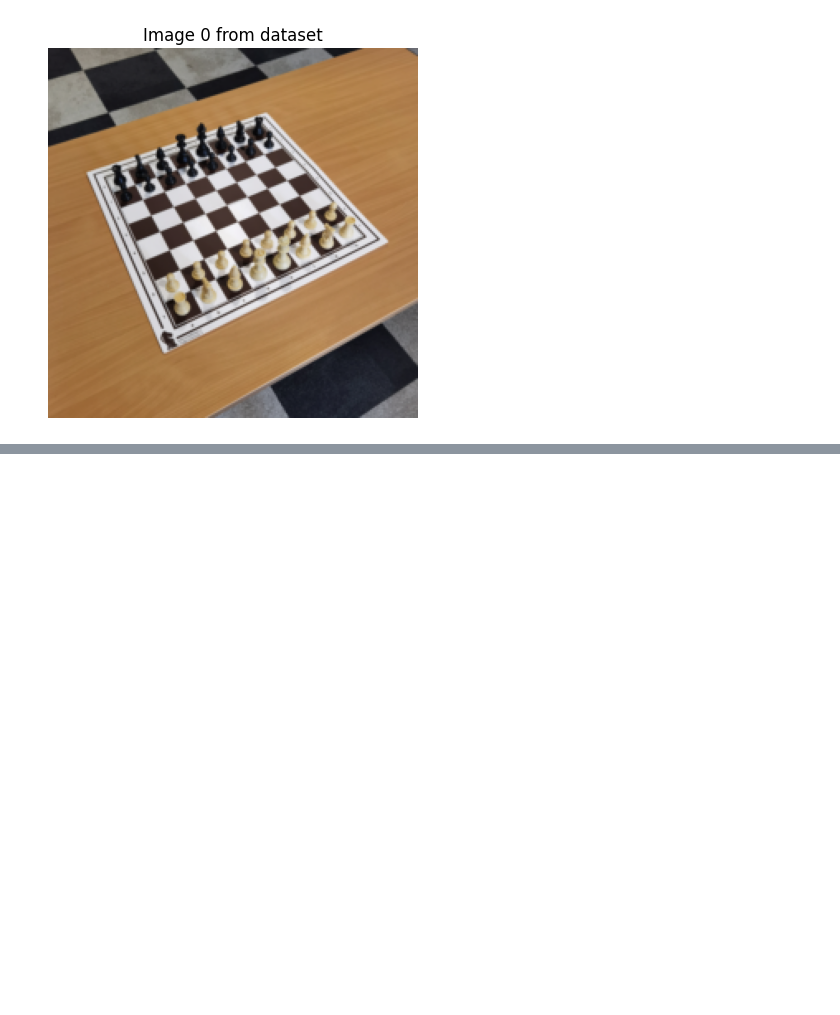
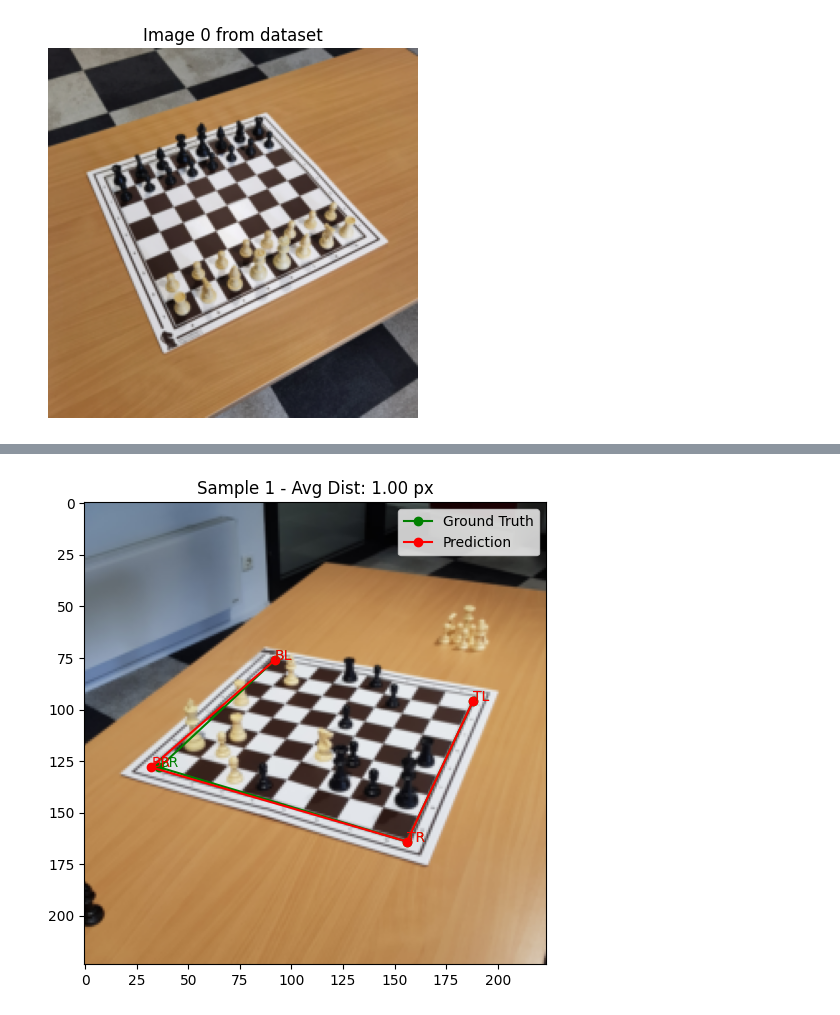
Before and after one commit to pedromeruge/ChessboardRecognition, a Jupyter notebook: tasks-2_3/detectcorners.ipynb, the cells around one changed output, grey strips where cells are left out. Drawn from its saved outputs; the diff is of its cells as text; code cells hidden in the pictures; blank space fills up the shorter version.

Commit message:
added notebook to detect board corners

```diff
--- a/tasks-2_3/detectcorners.ipynb
+++ b/tasks-2_3/detectcorners.ipynb
@@ -84,14 +84,19 @@ class CornerDataset(Dataset):
         return image, heatmaps
 # %%
 dataset = CornerDataset("/kaggle/input/dataset/dataset/annotations.json", "/kaggle/input/dataset/dataset/chessred2k/")
-train_size = int(0.8 * len(dataset))
-val_size = len(dataset) - train_size
-train_dataset, val_dataset = random_split(dataset, [train_size, val_size])
+total_size = len(dataset)
+train_size = int(0.7 * total_size)
+val_size = int(0.15 * total_size)
+test_size = total_size - train_size - val_size
 
-batch_size = 16
+train_dataset, val_dataset, test_dataset = random_split(dataset, [train_size, val_size, test_size])
+
+batch_size = 32
 
 train_dataloader = DataLoader(train_dataset, batch_size, shuffle=True, collate_fn=lambda x: x, num_workers=4, pin_memory=True)
 val_dataloader = DataLoader(val_dataset, batch_size, collate_fn=lambda x: x, num_workers=4, pin_memory=True)
+test_dataloader = DataLoader(test_dataset, batch_size, collate_fn=lambda x: x, num_workers=4, pin_memory=True)
+
 
 # Get the first item
 image, heatmaps = dataset[0]
@@ -108,10 +113,10 @@ plt.show()
 [figure]
 # %%
 class ResNetHeatmap(nn.Module):
-    def __init__(self, backbone='resnet18', num_corners=4, heatmap_size=56):
+    def __init__(self, backbone='resnet34', num_corners=4, heatmap_size=56):
         super(ResNetHeatmap, self).__init__()
 
-        resnet = models.resnet18(weights='DEFAULT')
+        resnet = models.resnet34(weights='DEFAULT')
         self.features = nn.Sequential(*list(resnet.children())[:-2])
 
         self.head = nn.Sequential(
@@ -120,7 +125,6 @@ class ResNetHeatmap(nn.Module):
             nn.ConvTranspose2d(128, num_corners, 2, stride=2)
         )
 
-
     def forward(self, x):
         x = self.features(x)
         x = self.head(x)
@@ -318,0 +291,68 @@ visualize_predictions(model, val_dataloader.dataset, num_samples=10)
+# %%
+import os
+
+def visualize_predictions(model, dataset, num_samples=5, image_size=224, heatmap_size=56):
+    model.eval()
+
+    total_distance = 0.0
+    total_points = 0
+
+    for i in range(num_samples):
+        image, gt_heatmaps = dataset[i]
+        input_image = image.unsqueeze(0).to(device)
+
+        with torch.no_grad():
+            pred_heatmaps = model(input_image).cpu().squeeze(0)
+
+        pred_points_hm = heatmaps_to_points(pred_heatmaps)
+        pred_points_img = points_to_image_coordinates(pred_points_hm, heatmap_size, (image_size, image_size))
+
+        print("The predicted points were \n", pred_points_img)
+        gt_points_hm = heatmaps_to_points(gt_heatmaps)
+        gt_points_img = points_to_image_coordinates(gt_points_hm, heatmap_size, (image_size, image_size))
+        print("The gt points were \n", gt_points_img)
+
+        distances = []
+        for pred_pt, gt_pt in zip(pred_points_img, gt_points_img):
+            dist = np.linalg.norm(np.array(pred_pt) - np.array(gt_pt))
+            distances.append(dist)
+
+        total_distance += sum(distances)
+        total_points += len(distances)
+
+        image_np = image.permute(1, 2, 0).numpy()
+
+        fig, ax = plt.subplots(1, figsize=(6, 6))
+        ax.imshow(image_np)
+
+        gt_points_np = np.array(gt_points_img)
+        ax.plot(gt_points_np[:, 0], gt_points_np[:, 1], 'go-', label='Ground Truth')
+
+        pred_points_np = np.array(pred_points_img)
+        ax.plot(pred_points_np[:, 0], pred_points_np[:, 1], 'ro-', label='Prediction')
+
+        for j, txt in enumerate(['TL', 'TR', 'BR', 'BL']):
+            ax.annotate(txt, (gt_points_np[j][0], gt_points_np[j][1]), color='green')
+            ax.annotate(txt, (pred_points_np[j][0], pred_points_np[j][1]), color='red')
+
+        ax.legend()
+        ax.set_title(f"Sample {i+1} - Avg Dist: {np.mean(distances):.2f} px")
+        plt.show()
+
+    average_distance = total_distance / total_points if total_points > 0 else 0.0
+    print(f"\nOverall Average Distance: {average_distance:.2f} px")
+
+    return average_distance
+
+
+
+
+if os.path.exists('my_model.pth'):
+    print("Loading saved model...")
+    model.load_state_dict(torch.load('my_model.pth'))
+    average_dist = visualize_predictions(model, test_dataloader.dataset, num_samples=3)
+    print(f"Average point distance to ground truth: {average_dist:.2f} px")
+
+else:
+    print("Training model...")
+# %% [output]
@@ -318,0 +364 @@ visualize_predictions(model, val_dataloader.dataset, num_samples=10)
+[figure, added]
```
Also changed, not shown: parts of 5 cells of this notebook, 1 other file.
